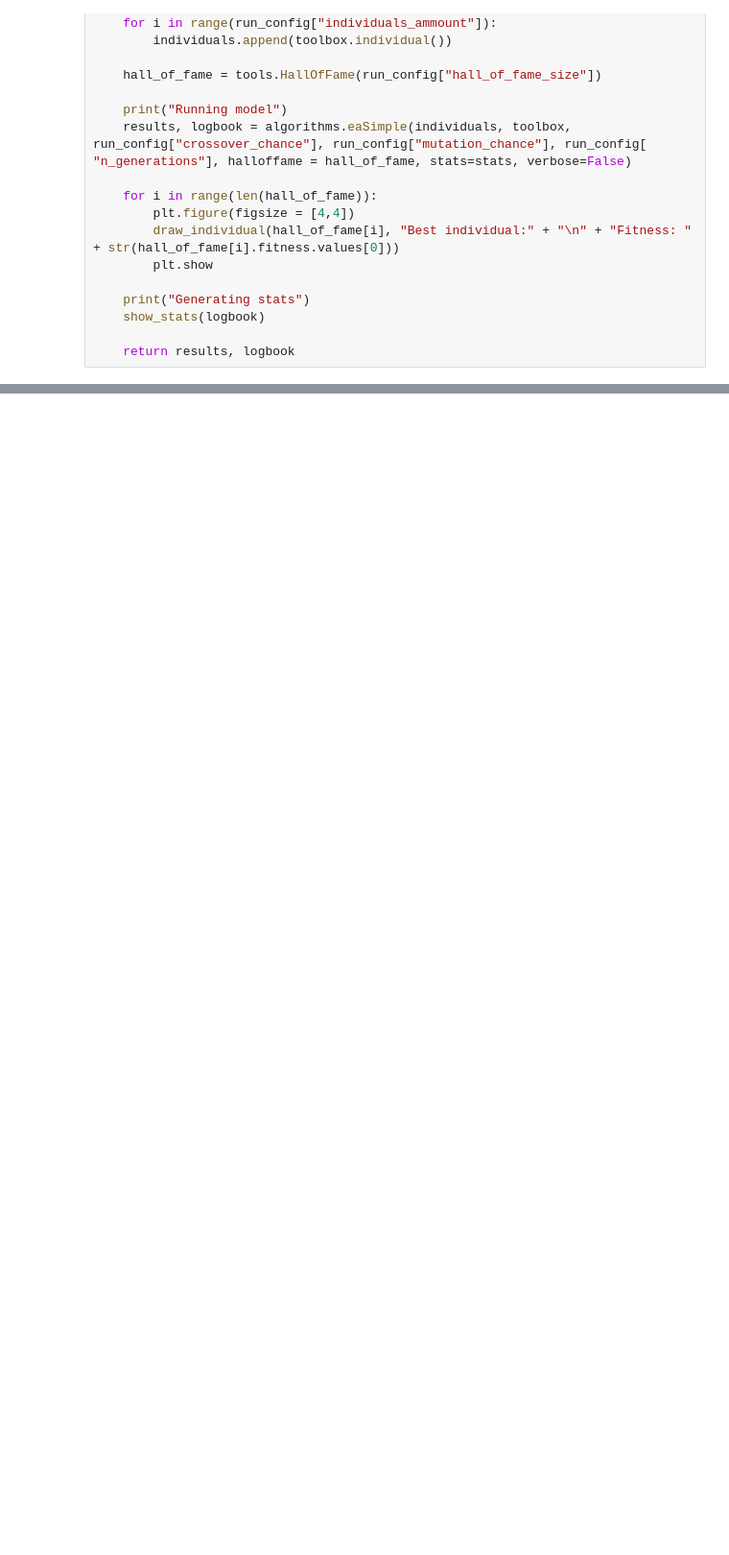
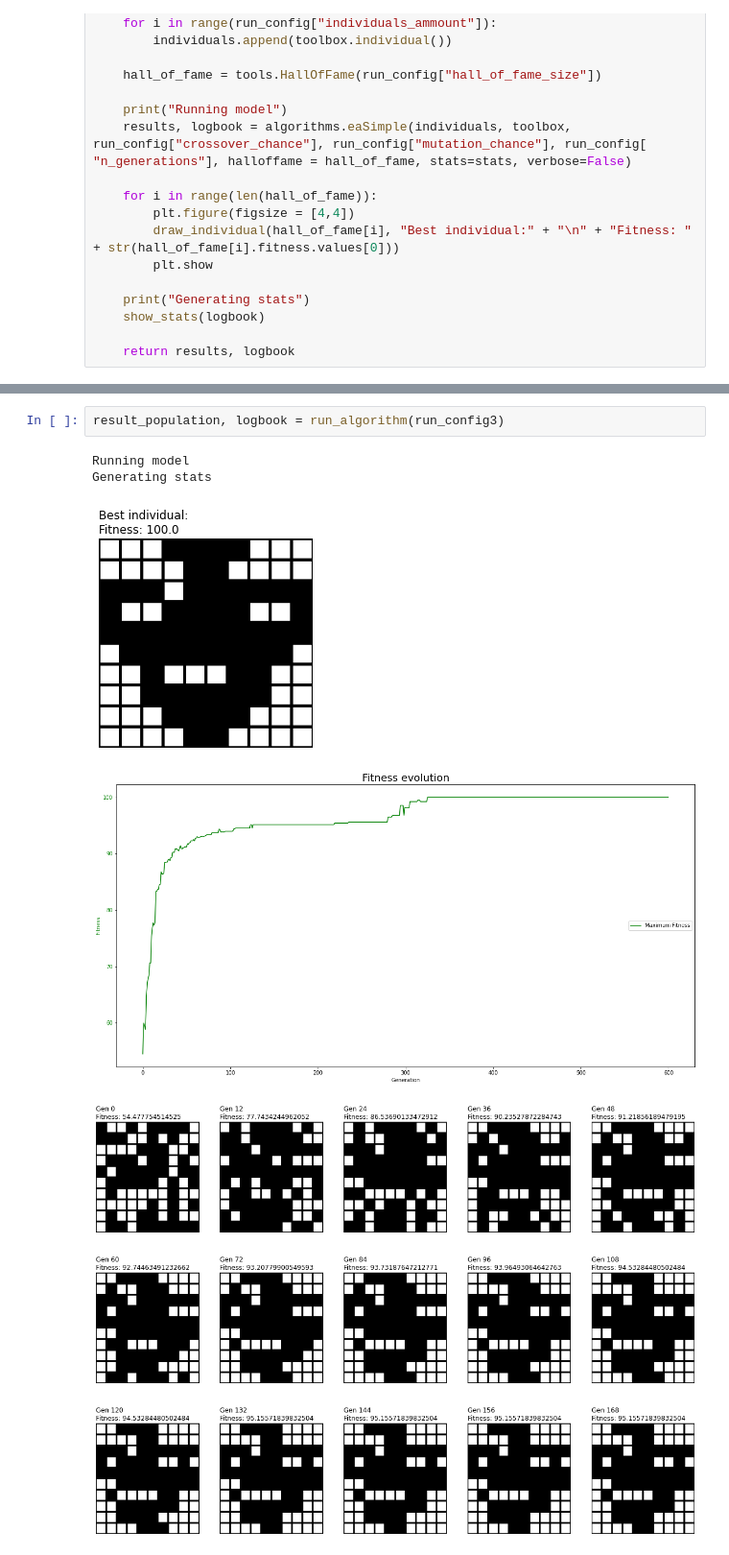
Before and after one commit to Roma1417/ag-nanogram-resolver, a Jupyter notebook: AG nanogram.ipynb, the cells around one changed output, grey strips where cells are left out. Shown at 96% size. Cells and saved outputs as stored; diff of their text form; blank space fills up the shorter version.

```diff
--- a/AG nanogram.ipynb
+++ b/AG nanogram.ipynb
@@ -303,0 +314,10 @@ logbook.chapters["individual"]
+# %%
+result_population, logbook = run_algorithm(run_config3)
+# %% [output]
+Running model
+Generating stats
+[figure, added]
+[figure, added]
+[figure, added]
+[figure, added]
+[figure, added]
```
Also changed, not shown: parts of 17 cells of this notebook.
